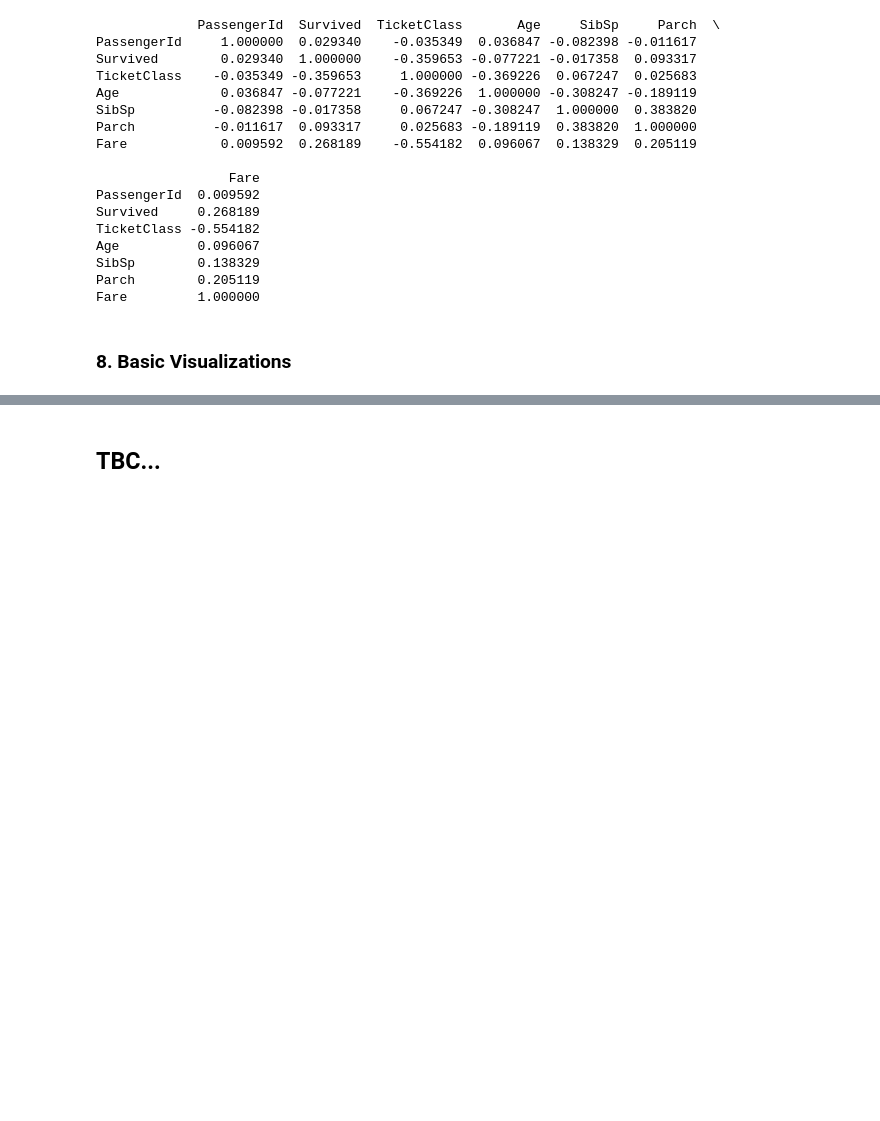
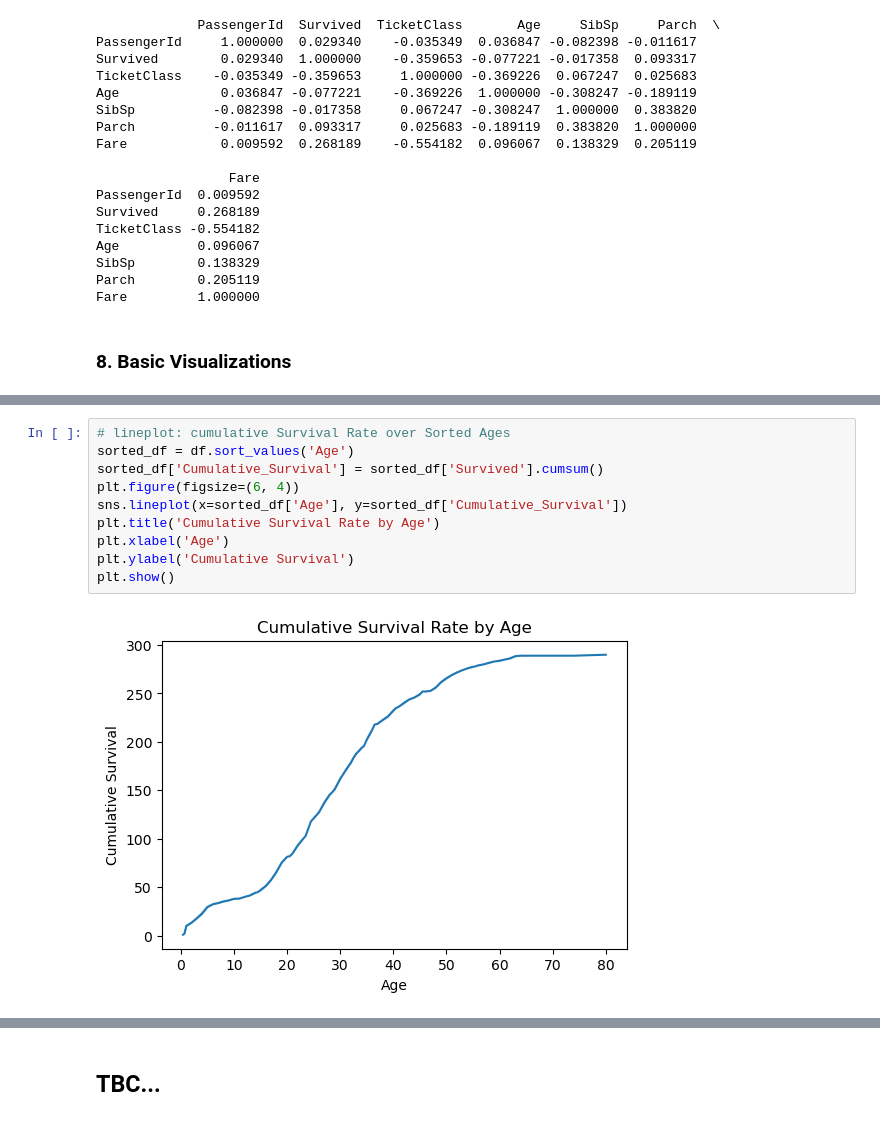
Before and after one commit to Lamerck/ML-Mentorship-Sessions, a Jupyter notebook: eda_1/basics_of_eda.ipynb, the cells around one changed output, grey strips where cells are left out. Cells and saved outputs as stored; diff of their text form; blank space fills up the shorter version.

```diff
--- a/eda_1/basics_of_eda.ipynb
+++ b/eda_1/basics_of_eda.ipynb
@@ -274,0 +304,12 @@ plt.show()
+# %%
+# lineplot: cumulative Survival Rate over Sorted Ages
+sorted_df = df.sort_values('Age')
+sorted_df['Cumulative_Survival'] = sorted_df['Survived'].cumsum()
+plt.figure(figsize=(6, 4))
+sns.lineplot(x=sorted_df['Age'], y=sorted_df['Cumulative_Survival'])
+plt.title('Cumulative Survival Rate by Age')
+plt.xlabel('Age')
+plt.ylabel('Cumulative Survival')
+plt.show()
+# %% [output]
+[figure, added]
```
Also changed, not shown: parts of 9 cells of this notebook.
